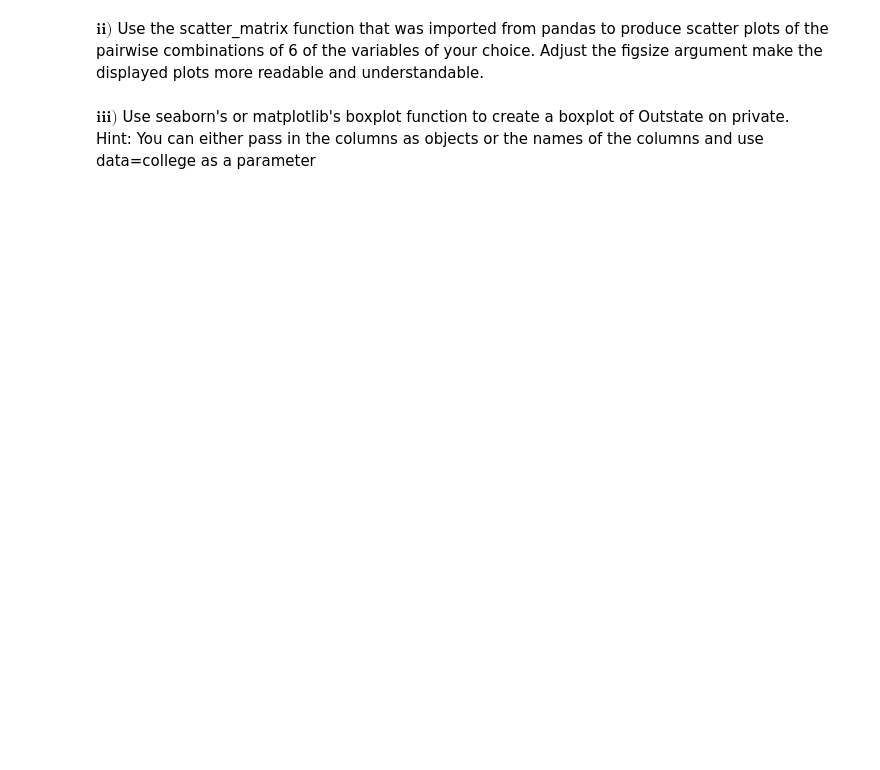
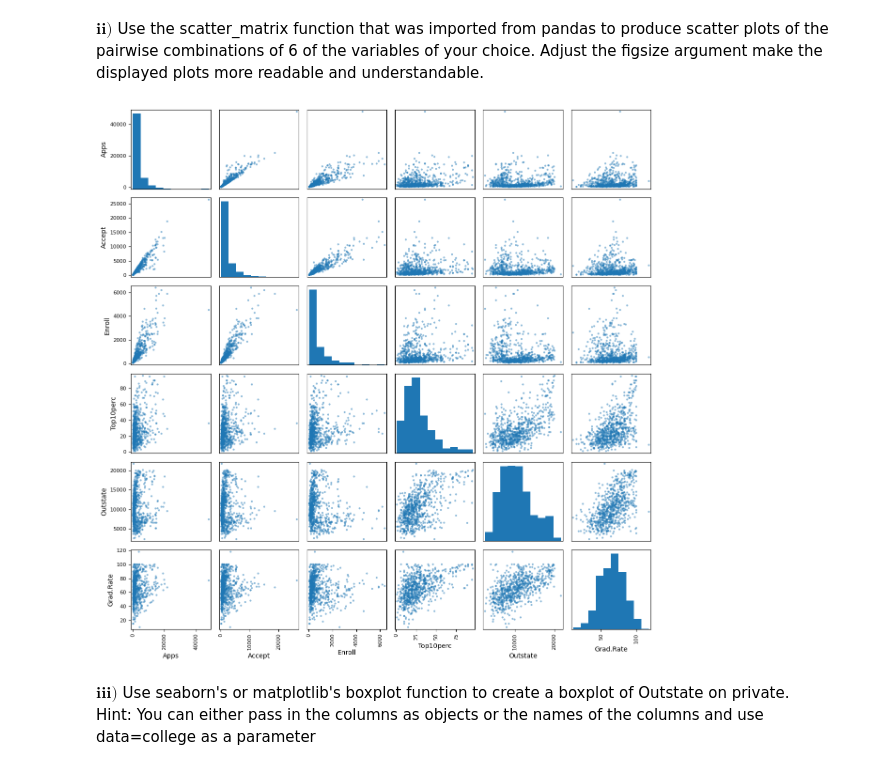
Before and after one commit to byuruth/Econ484, a Jupyter notebook: pset3coding_ruthwright.ipynb, the cells around one changed output. Drawn from its saved outputs; the diff is of its cells as text; code cells hidden in the pictures; blank space fills up the shorter version.

```diff
--- a/pset3coding_ruthwright.ipynb
+++ b/pset3coding_ruthwright.ipynb
@@ -108,3 +102,11 @@ plt.show() # this will force the plots to show, they only show without this if t
+# %%
+scatter_matrix(college[['Apps', 'Accept', 'Enroll', 'Top10perc', 'Outstate', 'Grad.Rate']], figsize=(12, 12))
+
+# call the function above these lines
+plt.tight_layout()
+plt.show()
+# %% [output]
+[figure, added]
 # %% [markdown]
 $\mathbf{iii)}$ Use seaborn's or matplotlib's boxplot function to create a boxplot of Outstate on private.
 Hint: You can either pass in the columns as objects or the names of the columns and use data=college as a parameter
```
Also changed, not shown: parts of 21 cells of this notebook.
